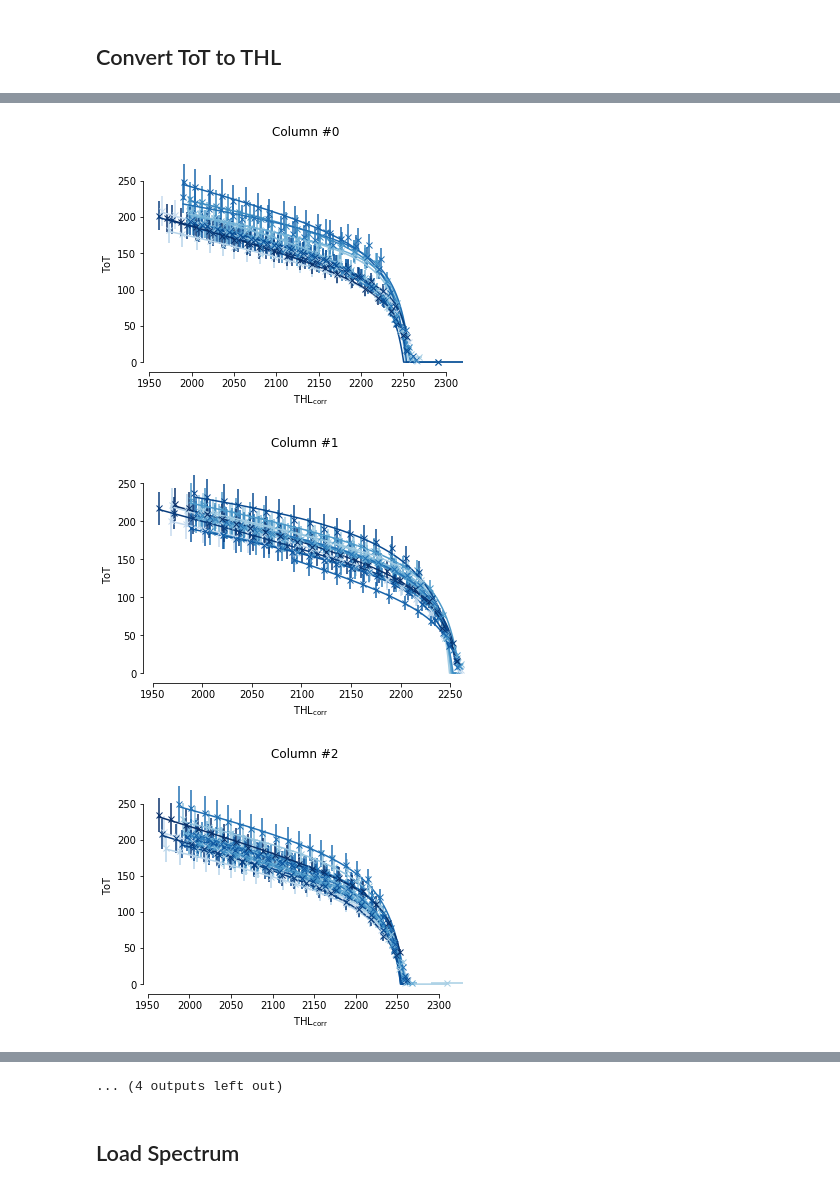
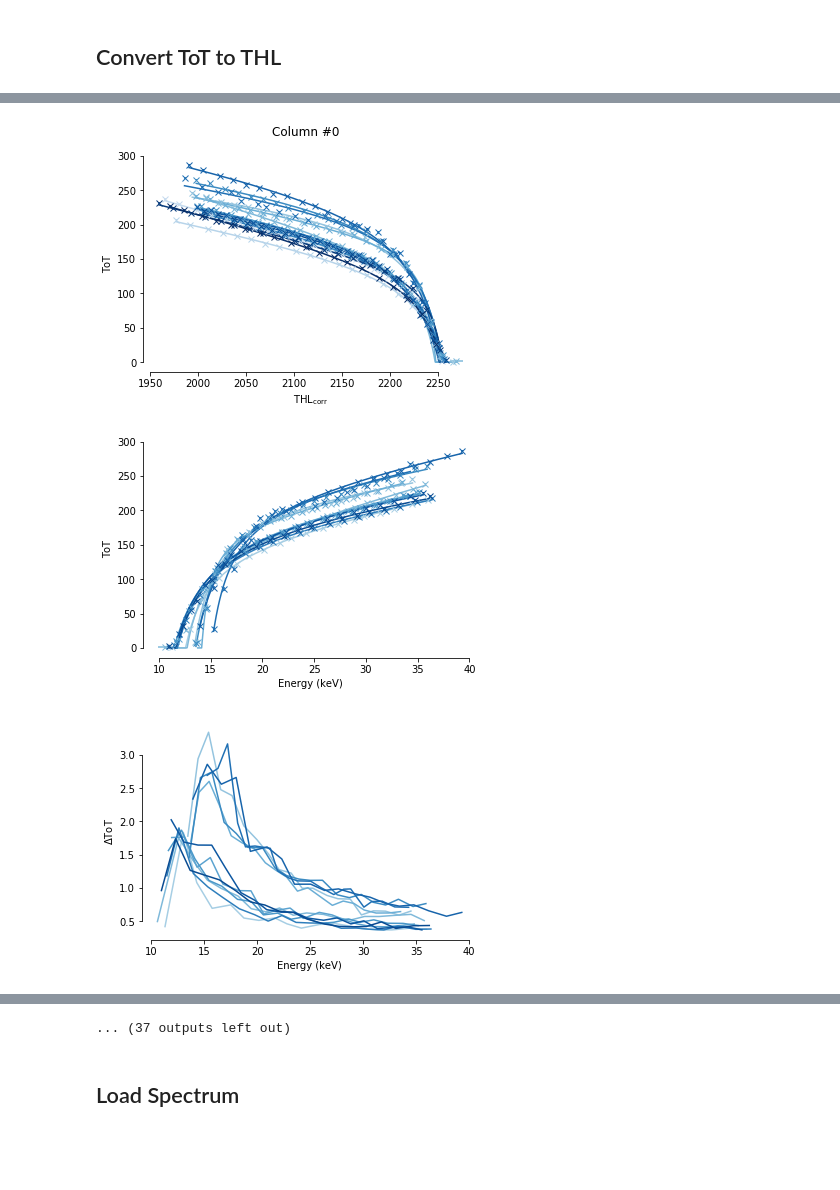
Before and after one commit to dosepix/dpx_control, a Jupyter notebook: dpx_func_python/calibration.ipynb, the cells around one changed output, grey strips where cells are left out. Cells and saved outputs as stored; diff of their text form; code cells hidden in the pictures; blank space fills up the shorter version.

```diff
--- a/dpx_func_python/calibration.ipynb
+++ b/dpx_func_python/calibration.ipynb
@@ -25,13 +26,13 @@ reload(su), reload(pttt), reload(tte), reload(thlc)
 # %% [markdown]
 ## Input files
 # %%
-ToTDir = 'Measurements'
+ToTDir = '../../dpx_data/Measurements'
 # ToTfnList = [ToTDir + '/ToTMeasurement_AmSn4.hck']
 ToTfnList = ['%s/DPX6/ToTMeasurement_%s.p' % (ToTDir, f) for f in ['AmSn2']] # , 'AmSn2']]
 ToTHistFn = 'histMeasurement_AmSn.hck'
 SLOT = 2
 # ToTtoTHLfn = 'ToTtoTHL/DPX6/ToTtoTHL_5.hck'
-ToTtoTHLfn = 'ToTtoTHL/DPX22/ToTtoTHL_DPX22_2.hck'
+ToTtoTHLfn = '../../dpx_data/ToTtoTHL_1.hck' # '../../dpx_data/ToTtoTHL/DPX22/ToTtoTHL_DPX22_2.hck'
 # ToTtoTHLfn = 'ToTtoTHL_14.p'
 # %% [markdown]
 ## Convert ToT to THL
@@ -38,15 +88,16 @@ ToTtoTHLfn = 'ToTtoTHL/DPX22/ToTtoTHL_DPX22_2.hck'
 # %%
 reload(pttt)
 
 # Load dictionary
 if '.p' in ToTtoTHLfn:
     d = cPickle.load( open(ToTtoTHLfn, 'rb') )
 else:
     d = hickle.load(ToTtoTHLfn)
 
-dOut = pttt.plotToTtoTHL(d)
-# pttt.plotToTtoTHL(d, convDict=paramsDict)
+# dOut = pttt.plotToTtoTHL(d) # , save='/tmp/')
+paramsDict = hickle.load('../../dpx_data/energyConversion/paramsDict_DPX22.hck')
+pttt.plotToTtoTHL(d, convDict=paramsDict)
 # %% [output]
-[figure, old version]
+[figure, new version]
-[figure, old version]
+[figure, new version]
-[figure, old version]
+[figure, new version]
@@ -62,4 +113,4 @@ dOut = pttt.plotToTtoTHL(d)
-... (4 outputs left out)
+... (37 outputs left out)
 # %% [markdown]
 ## Load Spectrum
 # %%
```
Also changed, not shown: parts of 7 cells of this notebook, 11 other files.
